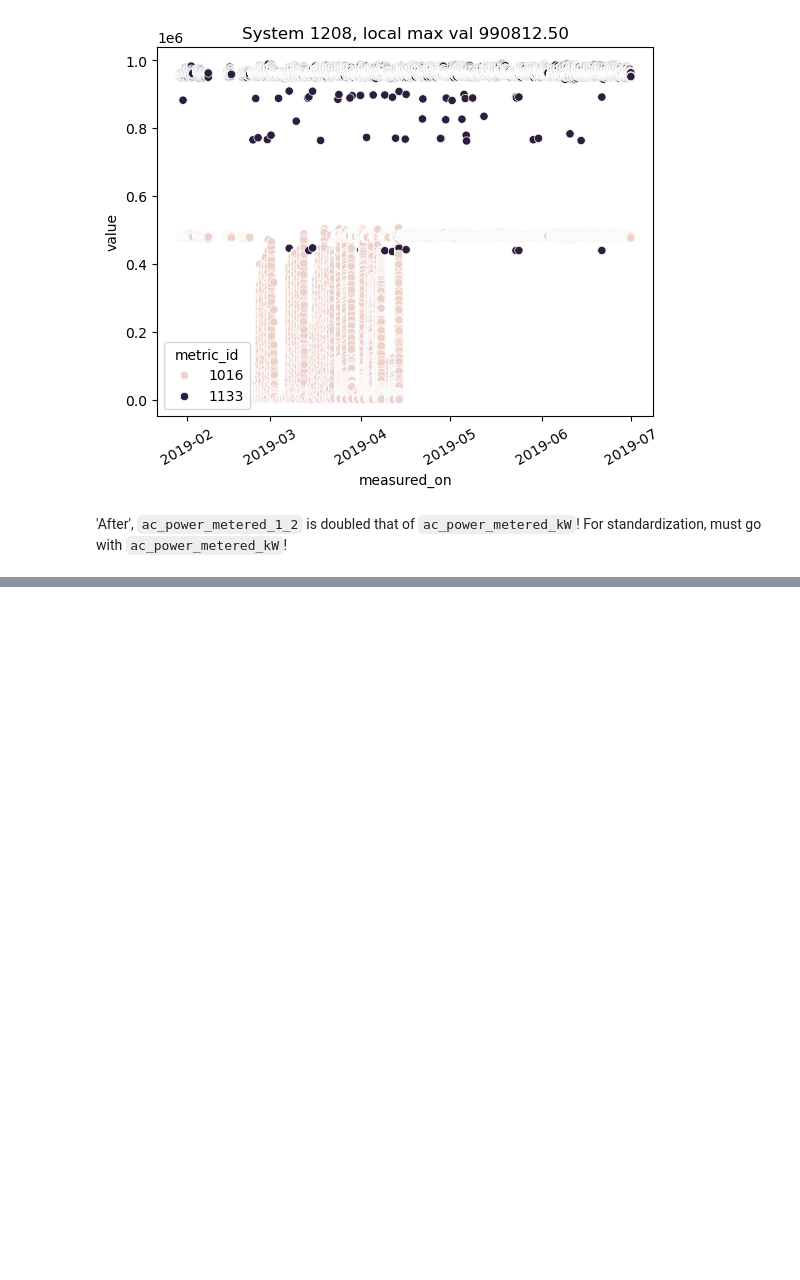
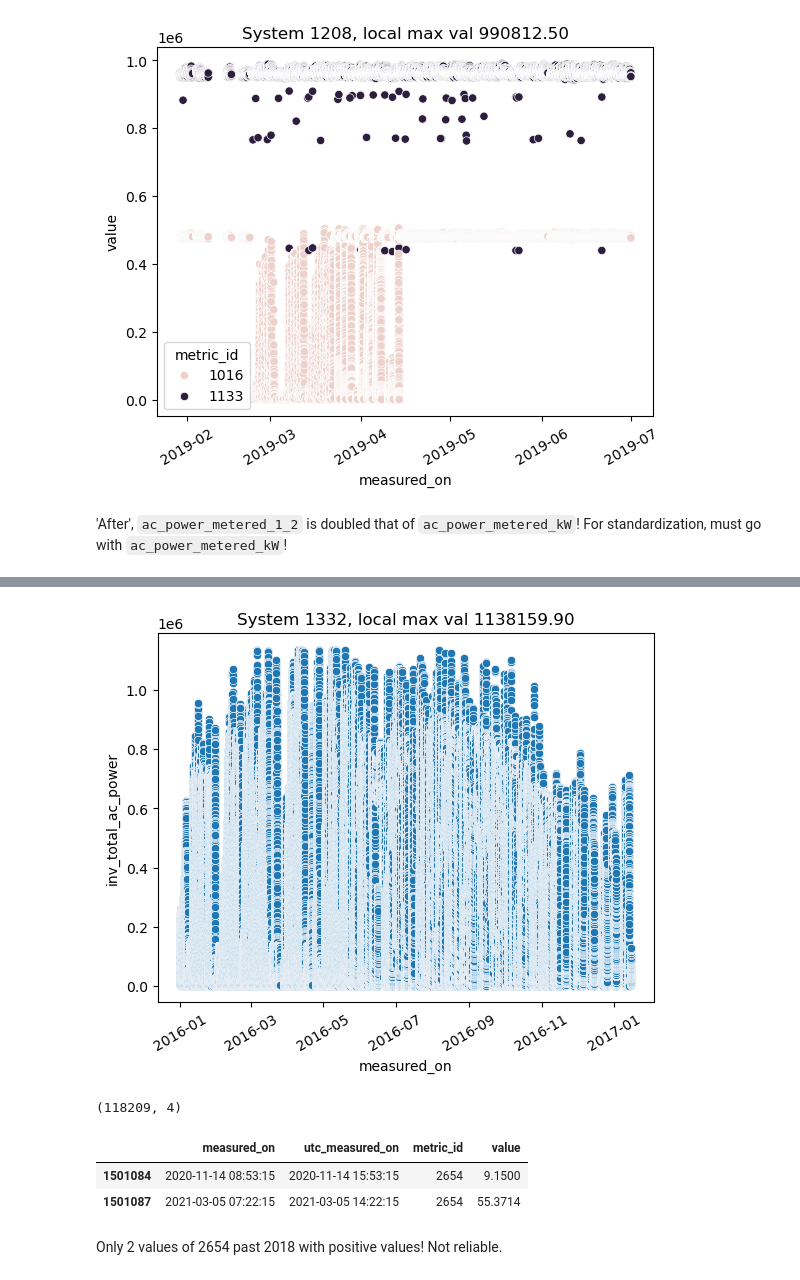
Before and after one commit to Erdos-Projects/predicting-day-ahead-solar-power-production, a Jupyter notebook: src/data/pwr/ac_power_testing_ground.ipynb, the cells around one changed output, grey strips where cells are left out. Cells and saved outputs as stored; diff of their text form; code cells hidden in the pictures; blank space fills up the shorter version.

```diff
--- a/src/data/pwr/ac_power_testing_ground.ipynb
+++ b/src/data/pwr/ac_power_testing_ground.ipynb
@@ -433,0 +450,28 @@ multiple_data_system_grapher(
+# %%
+df_1332 = simple_system_reader(1332, [2654,], datetime(2016, 1, 1), datetime(2022, 1, 1))
+# %%
+df_1332_early = df_1332[df_1332['measured_on'] < datetime(2018, 8, 4)]
+df_1332_late = df_1332[df_1332['measured_on'] >= datetime(2018, 8, 5)]
+# %%
+simple_system_grapher(
+    1332,
+    df_1332_early,
+    'inv_total_ac_power',
+    'W',
+    datetime(2016, 1, 1),
+    datetime(2018, 1, 1)
+)
+# %% [output]
+[figure, added]
+# %%
+df_1332_late.shape
+# %% [output]
+(118209, 4)
+# %%
+df_1332_late[df_1332_late['value'] > 0]
+# %% [output]
+|  | measured_on | utc_measured_on | metric_id | value |
+| 1501084 | 2020-11-14 08:53:15 | 2020-11-14 15:53:15 | 2654 | 9.1500 |
+| 1501087 | 2021-03-05 07:22:15 | 2021-03-05 14:22:15 | 2654 | 55.3714 |
+# %% [markdown]
+Only 2 values of 2654 past 2018 with positive values!  Not reliable.
```
Also changed, not shown: parts of 3 cells of this notebook, 5 other files.
